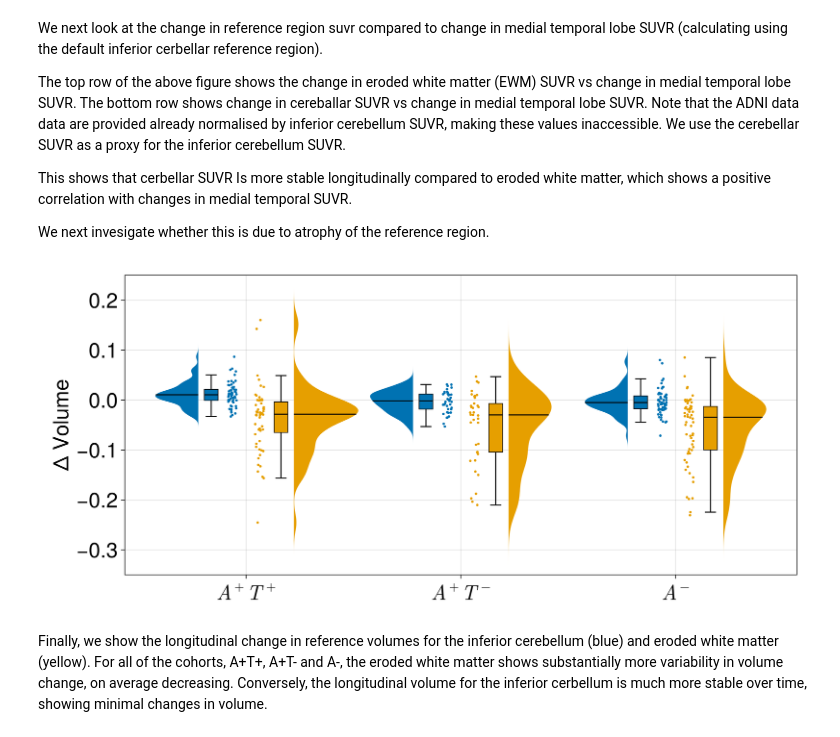
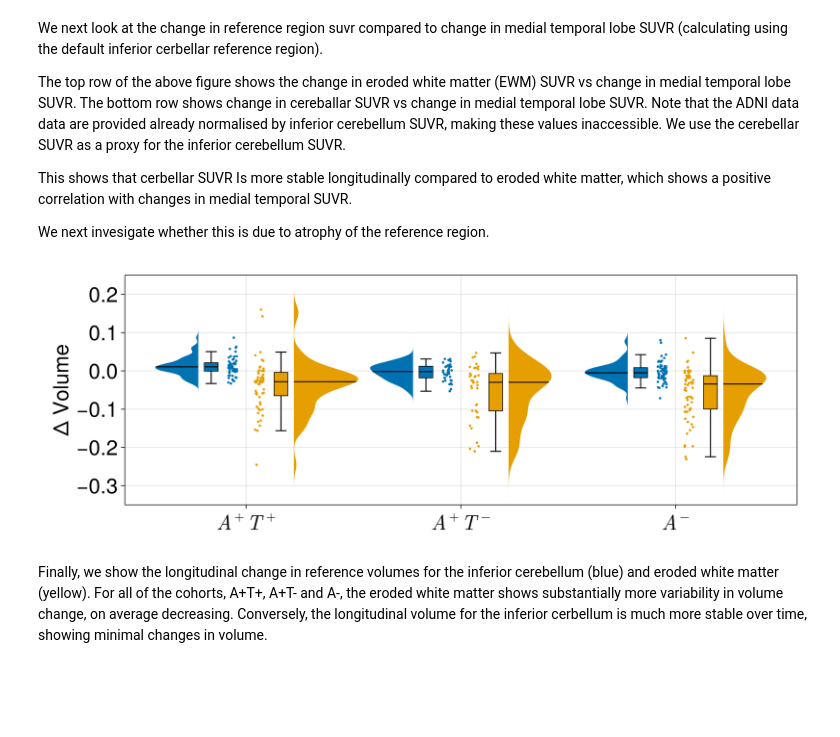
Before and after one commit to PavanChaggar/local-fkpp, a Jupyter notebook: adni/inference/analysis/notebooks/reference_region_analysis.ipynb, the cells around one changed output. Cells and saved outputs as stored; diff of their text form; code cells hidden in the pictures; blank space fills up the shorter version.

```diff
--- a/adni/inference/analysis/notebooks/reference_region_analysis.ipynb
+++ b/adni/inference/analysis/notebooks/reference_region_analysis.ipynb
@@ -231,28 +230,28 @@ This shows that cerbellar SUVR Is more stable longitudinally compared to eroded
 We next invesigate whether this is due to atrophy of the reference region.
 # %%
 begin
-    f = Figure(size=(1100, 500), fontsize=30)
+    f = Figure(size=(1100, 400), fontsize=30)
     ax = Axis(f[1,1], ylabel="Δ Volume", yticks=-0.3:0.1:0.3, xticks=(1:1:3, [L"A^+T^+", L"A^+T^-", L"A^-"]))
     ylims!(ax, -0.35,0.25)
     ic_ref_vol_diff = get_diff.(ic_ref_vols[ic_tau_pos_idx])
     wm_ref_vol_diff = get_diff.(wm_ref_vols[wm_tau_pos_idx])
     rainclouds!(ones(length(ic_ref_vol_diff)) .* 0.8,      ic_ref_vol_diff, cloud_width=0.5, whiskerwidth=1, markersize=5, color=cols[1])
     rainclouds!(ones(length(wm_ref_vol_diff)) .* 1.2,      wm_ref_vol_diff, whiskerwidth=1, markersize=5, side=:right, color=cols[2])
 
     ic_ref_vol_diff = get_diff.(ic_ref_vols[ic_tau_neg_idx])
     wm_ref_vol_diff = get_diff.(wm_ref_vols[wm_tau_neg_idx])
     rainclouds!(ones(length(ic_ref_vol_diff)) .* 1.8,      ic_ref_vol_diff, cloud_width=0.5, whiskerwidth=1, markersize=5, color=cols[1])
     rainclouds!(ones(length(wm_ref_vol_diff)) .* 2.2,      wm_ref_vol_diff, cloud_width=0.5, whiskerwidth=1, markersize=5, side=:right, color=cols[2])
 
     ic_ref_vol_diff = get_diff.(ic_neg_ref_vols)
     wm_ref_vol_diff = get_diff.(wm_neg_ref_vols)
     rainclouds!(ones(length(ic_ref_vol_diff)) .* 2.8,      ic_ref_vol_diff, cloud_width=0.5, whiskerwidth=1, markersize=5, color=cols[1])
     rainclouds!(ones(length(wm_ref_vol_diff)) .* 3.2,      wm_ref_vol_diff, cloud_width=0.5, whiskerwidth=1, markersize=5, side=:right, color=cols[2])
     f
     save(projectdir("visualisation/reference_region/vol-reference-region.pdf"), f)
 end
 f
 # %% [output]
-[figure, old version]
+[figure, new version]
 # %% [markdown]
 Finally, we show the longitudinal change in reference volumes for the inferior cerebellum (blue) and eroded white matter (yellow). For all of the cohorts, A+T+, A+T- and A-, the eroded white matter shows substantially more variability in volume change, on average decreasing. Conversely, the longitudinal volume for the inferior cerbellum is much  more stable over time, showing minimal changes in volume.
```
Also changed, not shown: parts of 2 cells of this notebook, 1 other file.
